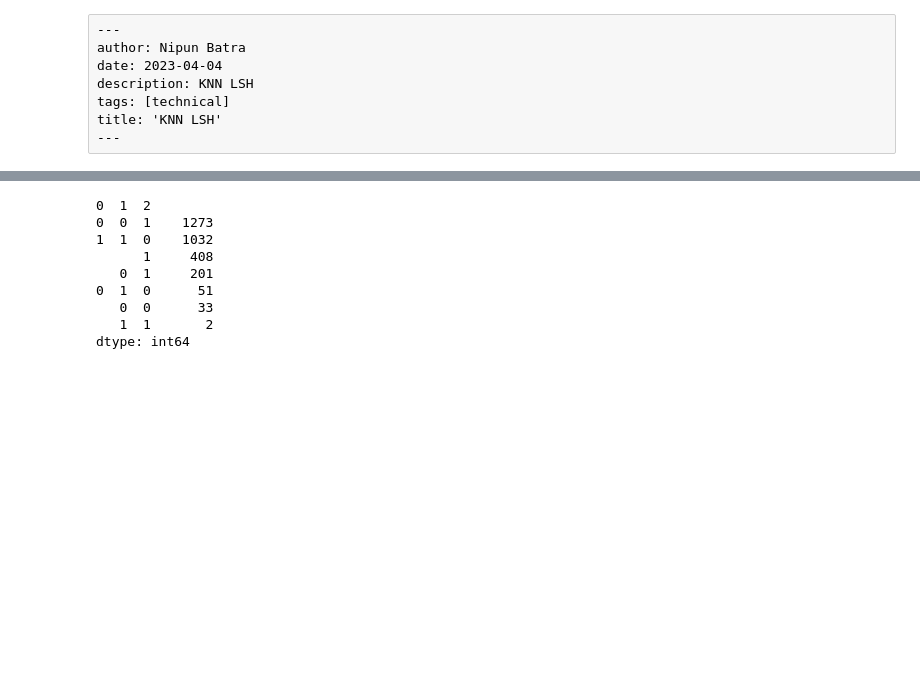
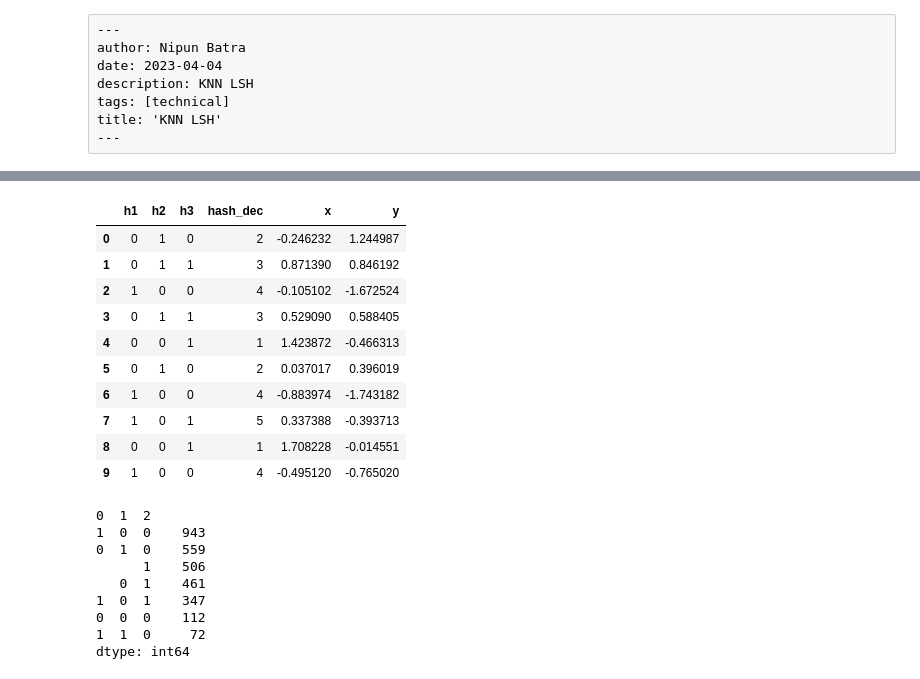
Before and after one commit to nipunbatra/ml2023, a Jupyter notebook: notebooks/posts/knn-lsh.ipynb, the cells around one changed output, grey strips where cells are left out. Drawn from its saved outputs; the diff is of its cells as text; code cells hidden in the pictures; blank space fills up the shorter version.

```diff
--- a/notebooks/posts/knn-lsh.ipynb
+++ b/notebooks/posts/knn-lsh.ipynb
@@ -124,16 +148,35 @@ plt.scatter(x_test[0], x_test[1], s=100, c='r')
+# %%
+df = pd.DataFrame(hash)
+df.columns = ['h1', 'h2', 'h3']
+df['hash_dec'] = hash_dec
+df['x'] = X[:, 0]
+df['y'] = X[:, 1]
+
+df.head(10)
+# %% [output]
+|  | h1 | h2 | h3 | hash_dec | x | y |
+| 0 | 0 | 1 | 0 | 2 | -0.246232 | 1.244987 |
+| 1 | 0 | 1 | 1 | 3 | 0.871390 | 0.846192 |
+| 2 | 1 | 0 | 0 | 4 | -0.105102 | -1.672524 |
+| 3 | 0 | 1 | 1 | 3 | 0.529090 | 0.588405 |
+| 4 | 0 | 0 | 1 | 1 | 1.423872 | -0.466313 |
+| 5 | 0 | 1 | 0 | 2 | 0.037017 | 0.396019 |
+| 6 | 1 | 0 | 0 | 4 | -0.883974 | -1.743182 |
+| 7 | 1 | 0 | 1 | 5 | 0.337388 | -0.393713 |
+| 8 | 0 | 0 | 1 | 1 | 1.708228 | -0.014551 |
+| 9 | 1 | 0 | 0 | 4 | -0.495120 | -0.765020 |
 # %%
-pd.DataFrame(hash).head()
 
 pd.DataFrame(hash).value_counts()
 # %% [output]
 0  1  2
-0  0  1    1273
-1  1  0    1032
-      1     408
-   0  1     201
-0  1  0      51
-   0  0      33
-   1  1       2
+1  0  0    943
+0  1  0    559
+      1    506
+   0  1    461
+1  0  1    347
+0  0  0    112
+1  1  0     72
 dtype: int64
 # %%
 # Predict the K nearest neighbors using LSH
```
Also changed, not shown: parts of 25 cells of this notebook, 2 other files.
